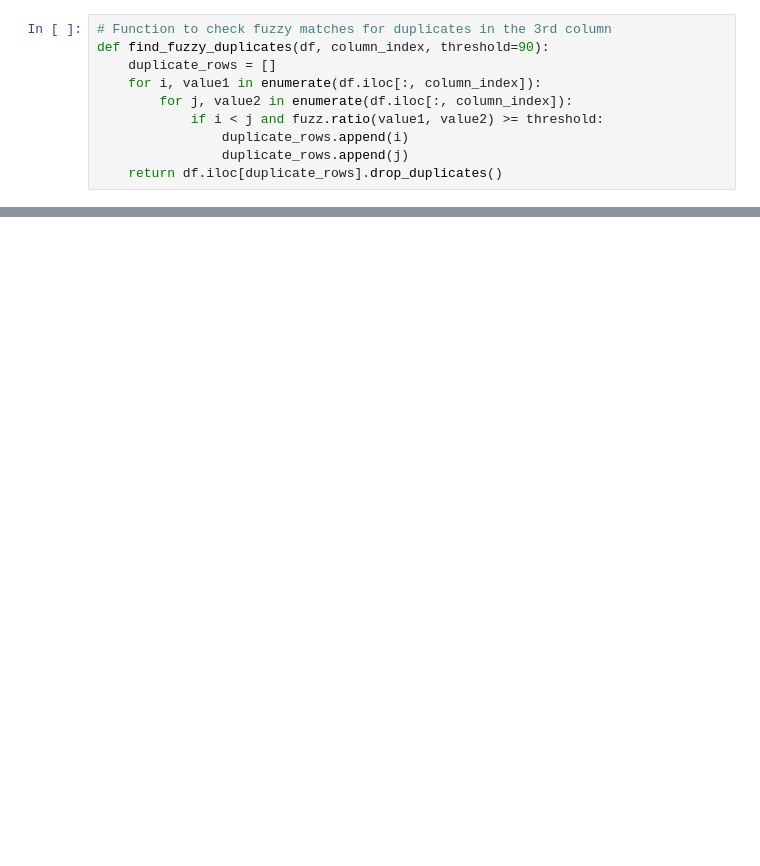
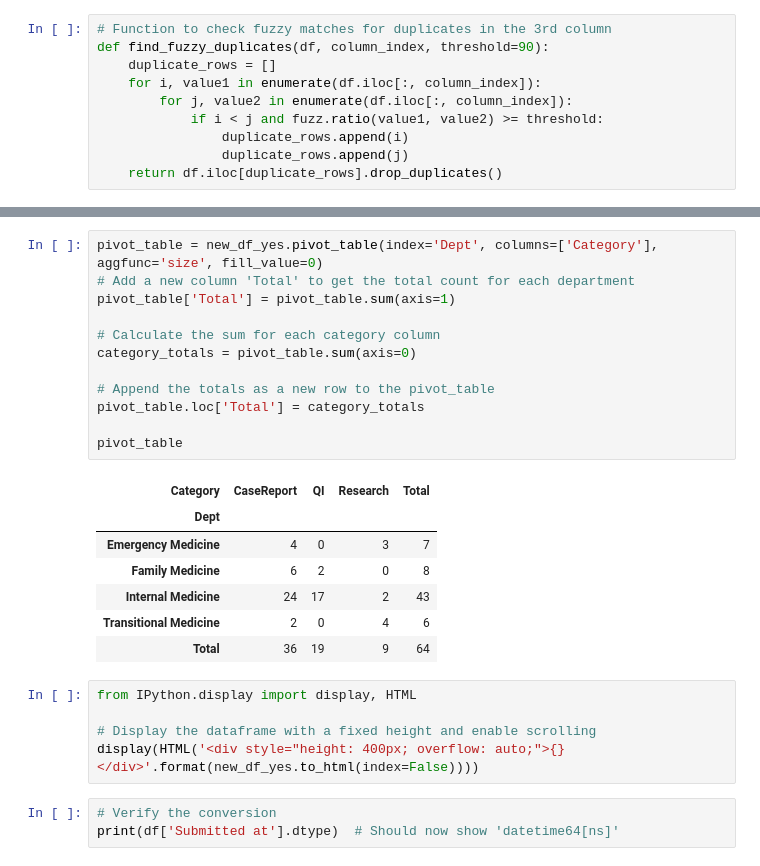
Before and after one commit to philsgu/Tally_Python, a Jupyter notebook: SA_SUBMISSION/gsheet_extraction.ipynb, the cells around one changed output, grey strips where cells are left out. Cells and saved outputs as stored; diff of their text form; blank space fills up the shorter version.

```diff
--- a/SA_SUBMISSION/gsheet_extraction.ipynb
+++ b/SA_SUBMISSION/gsheet_extraction.ipynb
@@ -103,0 +145,28 @@ See Full Dataframe in Mito
+# %%
+pivot_table = new_df_yes.pivot_table(index='Dept', columns=['Category'], aggfunc='size', fill_value=0)
+# Add a new column 'Total' to get the total count for each department
+pivot_table['Total'] = pivot_table.sum(axis=1)
+
+# Calculate the sum for each category column
+category_totals = pivot_table.sum(axis=0)
+
+# Append the totals as a new row to the pivot_table
+pivot_table.loc['Total'] = category_totals
+
+pivot_table
+# %% [output]
+| Category | CaseReport | QI | Research | Total |
+| Dept |  |  |  |  |
+| Emergency Medicine | 4 | 0 | 3 | 7 |
+| Family Medicine | 6 | 2 | 0 | 8 |
+| Internal Medicine | 24 | 17 | 2 | 43 |
+| Transitional Medicine | 2 | 0 | 4 | 6 |
+| Total | 36 | 19 | 9 | 64 |
+# %%
+from IPython.display import display, HTML
+
+# Display the dataframe with a fixed height and enable scrolling
+display(HTML('<div style="height: 400px; overflow: auto;">{}</div>'.format(new_df_yes.to_html(index=False))))
+# %%
+# Verify the conversion
+print(df['Submitted at'].dtype)  # Should now show 'datetime64[ns]'
```
Also changed, not shown: parts of 16 cells of this notebook, 7 other files.
